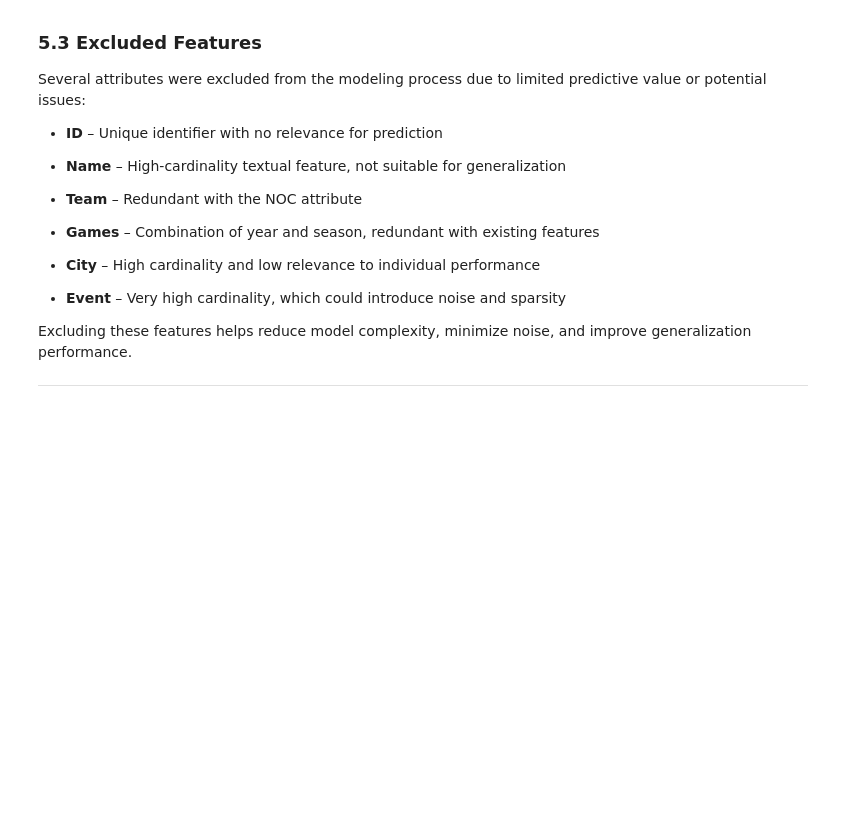
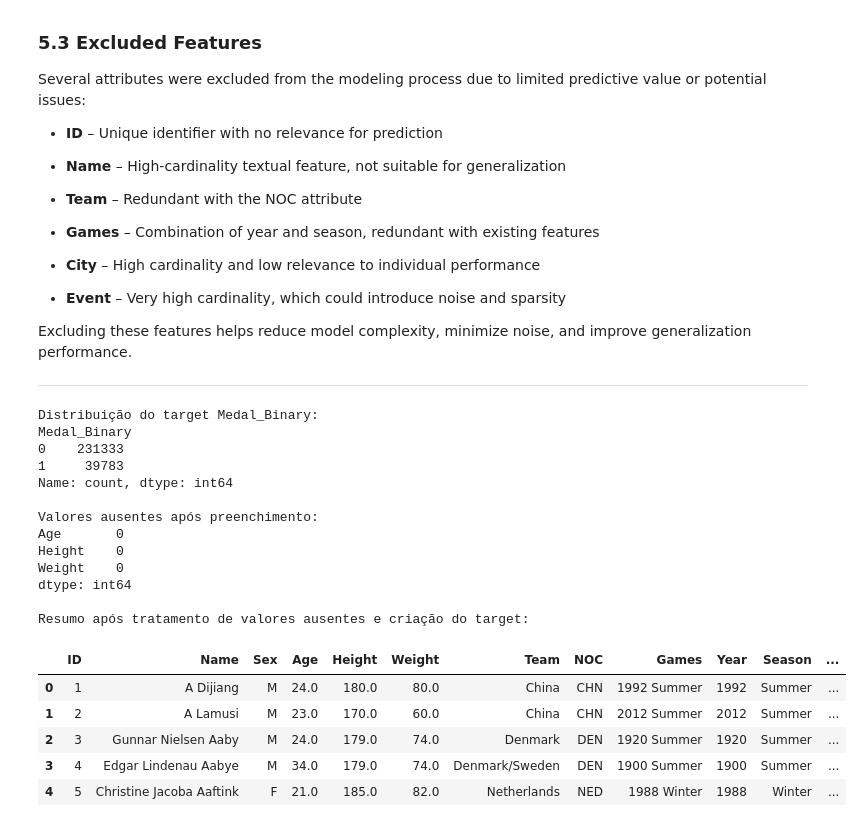
Before and after one commit to diogooaabreu/IA25_P02_G4, a Jupyter notebook: Notebook1.ipynb, the cells around one changed output. Saved outputs shown, nothing was run; the diff lists cells and outputs as text; code cells hidden in the pictures; blank space fills up the shorter version.

```diff
--- a/Notebook1.ipynb
+++ b/Notebook1.ipynb
@@ -200,3 +200,50 @@ Several attributes were excluded from the modeling process due to limited predic
 Excluding these features helps reduce model complexity, minimize noise, and improve generalization performance.
 
 ---
+# %%
+# ===============================
+# Secção 6 – Tratamento de Valores Ausentes e Target
+# ===============================
+
+# 1. Transformar Medal em binário
+# 1 = ganhou medalha (Gold, Silver, Bronze)
+# 0 = não ganhou medalha (NaN)
+olympic_df['Medal_Binary'] = olympic_df['Medal'].notnull().astype(int)
+
+# Verificar a contagem de cada classe
+print("Distribuição do target Medal_Binary:")
+print(olympic_df['Medal_Binary'].value_counts())
+
+# 2. Preencher valores ausentes em Age, Height e Weight
+# Estratégia: usar mediana por sexo para ser mais preciso
+
+for col in ['Age', 'Height', 'Weight']:
+    olympic_df[col] = olympic_df.groupby('Sex')[col].transform(lambda x: x.fillna(x.median()))
+
+# Verificar se ainda existem valores ausentes
+print("\nValores ausentes após preenchimento:")
+print(olympic_df[['Age', 'Height', 'Weight']].isnull().sum())
+
+# 3. Resumo final
+print("\nResumo após tratamento de valores ausentes e criação do target:")
+display(olympic_df.head())
+# %% [output]
+Distribuição do target Medal_Binary:
+Medal_Binary
+0    231333
+1     39783
+Name: count, dtype: int64
+
+Valores ausentes após preenchimento:
+Age       0
+Height    0
+Weight    0
+dtype: int64
+
+Resumo após tratamento de valores ausentes e criação do target:
+|  | ID | Name | Sex | Age | Height | Weight | Team | NOC | Games | Year | Season | ... |
+| 0 | 1 | A Dijiang | M | 24.0 | 180.0 | 80.0 | China | CHN | 1992 Summer | 1992 | Summer | ... |
+| 1 | 2 | A Lamusi | M | 23.0 | 170.0 | 60.0 | China | CHN | 2012 Summer | 2012 | Summer | ... |
+| 2 | 3 | Gunnar Nielsen Aaby | M | 24.0 | 179.0 | 74.0 | Denmark | DEN | 1920 Summer | 1920 | Summer | ... |
+| 3 | 4 | Edgar Lindenau Aabye | M | 34.0 | 179.0 | 74.0 | Denmark/Sweden | DEN | 1900 Summer | 1900 | Summer | ... |
+| 4 | 5 | Christine Jacoba Aaftink | F | 21.0 | 185.0 | 82.0 | Netherlands | NED | 1988 Winter | 1988 | Winter | ... |
```
Also changed, not shown: parts of 7 cells of this notebook.
